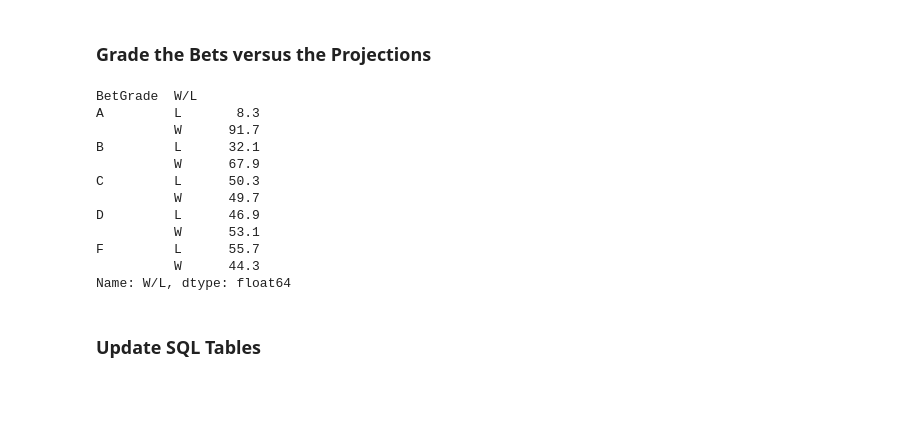
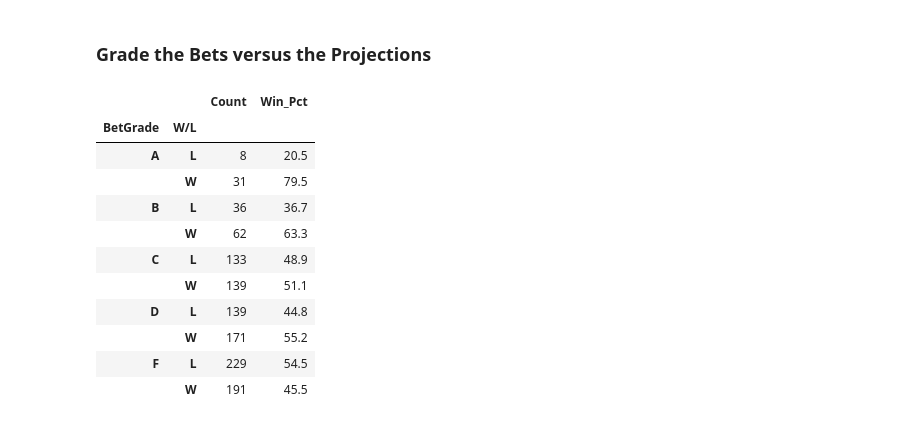
Before and after one commit to bcroarkin2726/SportsBetting, a Jupyter notebook: PlayerPropAnalysis/BetPropAnalysis_Updates.ipynb, the cells around one changed output. Drawn from its saved outputs; the diff is of its cells as text; code cells hidden in the pictures; blank space fills up the shorter version.

```diff
--- a/PlayerPropAnalysis/BetPropAnalysis_Updates.ipynb
+++ b/PlayerPropAnalysis/BetPropAnalysis_Updates.ipynb
@@ -807,4 +944,0 @@ bet_offers_df.tail()
-# %%
-# Isolate bet_offers_df to just rows that have a missing value in NBA_Stat
-bet_offers_df = bet_offers_df[bet_offers_df['NBA_Stat'] == 'NA']
-bet_offers_df.head()
@@ -923,22 +1065,17 @@ NA
 ### Grade the Bets versus the Projections
 # %%
 # Format columns
-bet_offers_dailydf['NBA_Stat'] = pd.to_numeric(bet_offers_dailydf.loc[:,'NBA_Stat'], errors='coerce')
-# Drop rows that we couldn't get an NBA_Stat for
-bet_offers_dailydf = bet_offers_dailydf.dropna(how='any', subset=['NBA_Stat'])
+bet_offers_df['NBA_Stat'] = pd.to_numeric(bet_offers_df.loc[:,'NBA_Stat'], errors='coerce')
 # Create a column for the bet suggestion based off the SportsLine_Projection and DK_Line
-bet_offers_dailydf.loc[bet_offers_dailydf['SportsLine_Projection'] >
-                       bet_offers_dailydf['DK_Line'], 'BetSuggestion'] = 'Over'
-bet_offers_dailydf.loc[bet_offers_dailydf['SportsLine_Projection'] ==
-                       bet_offers_dailydf['DK_Line'], 'BetSuggestion'] = 'Push'
-bet_offers_dailydf.loc[bet_offers_dailydf['SportsLine_Projection'] <
-                       bet_offers_dailydf['DK_Line'], 'BetSuggestion'] = 'Under'
+bet_offers_df.loc[bet_offers_df['SportsLine_Projection'] > bet_offers_df['DK_Line'], 'BetSuggestion'] = 'Over'
+bet_offers_df.loc[bet_offers_df['SportsLine_Projection'] == bet_offers_df['DK_Line'], 'BetSuggestion'] = 'Push'
+bet_offers_df.loc[bet_offers_df['SportsLine_Projection'] < bet_offers_df['DK_Line'], 'BetSuggestion'] = 'Under'
 # Create a column for the bet result based off the DK_Line and NBA_Stat
-bet_offers_dailydf.loc[bet_offers_dailydf['NBA_Stat'] > bet_offers_dailydf['DK_Line'], 'BetResult'] = 'Over'
-bet_offers_dailydf.loc[bet_offers_dailydf['NBA_Stat'] == bet_offers_dailydf['DK_Line'], 'BetResult'] = 'Push'
-bet_offers_dailydf.loc[bet_offers_dailydf['NBA_Stat'] < bet_offers_dailydf['DK_Line'], 'BetResult'] = 'Under'
+bet_offers_df.loc[bet_offers_df['NBA_Stat'] > bet_offers_df['DK_Line'], 'BetResult'] = 'Over'
+bet_offers_df.loc[bet_offers_df['NBA_Stat'] == bet_offers_df['DK_Line'], 'BetResult'] = 'Push'
+bet_offers_df.loc[bet_offers_df['NBA_Stat'] < bet_offers_df['DK_Line'], 'BetResult'] = 'Under'
 # Create a column for whether the bet was "won" or "lost"
-bet_offers_dailydf.loc[bet_offers_dailydf['BetSuggestion'] == bet_offers_dailydf['BetResult'], 'W/L'] = 'W'
-bet_offers_dailydf.loc[bet_offers_dailydf['BetSuggestion'] != bet_offers_dailydf['BetResult'], 'W/L'] = 'L'
+bet_offers_df.loc[bet_offers_df['BetSuggestion'] == bet_offers_df['BetResult'], 'W/L'] = 'W'
+bet_offers_df.loc[bet_offers_df['BetSuggestion'] != bet_offers_df['BetResult'], 'W/L'] = 'L'
 # Create a column with a "bet grade" for the bet based off the Line2ProjDiff
-bet_offers_dailydf['BetGrade'] = bet_offers_dailydf['Line2ProjDiff'].apply(betGrade)
+bet_offers_df['BetGrade'] = bet_offers_df['EstimatedEdge'].apply(betGrade)
@@ -945,20 +1097,26 @@ bet_offers_dailydf['BetGrade'] = bet_offers_dailydf['Line2ProjDiff'].apply(betGr
 # %%
+# Replace NaN values with NA
+bet_offers_df.NBA_Stat.fillna('NA', inplace=True)
+# Drop rows that we couldn't get an NBA_Stat for
+df = bet_offers_df.loc[BetOdds['NBA_Stat'] != 'NA']
 # Create a table to show the win results by bet grade
-df = bet_offers_df.groupby(['BetGrade', 'W/L'])['W/L'].size()
-df_pcts = df.groupby(level=0).apply(lambda x: round(100 * x / float(x.sum()),1))
-df_pcts
+df_counts = df.groupby(['BetGrade', 'W/L'])['W/L'].size()
+df_pcts = df_counts.groupby(level=0).apply(lambda x: round(100 * x / float(x.sum()),1))
+# Add the counts back to the table
+df = pd.concat([df_counts, df_pcts], axis = 1)
+# Format the columns
+df.columns = ['Count', 'Win_Pct']
+df
 # %% [output]
-BetGrade  W/L
-A         L       8.3
-          W      91.7
-B         L      32.1
-          W      67.9
-C         L      50.3
-          W      49.7
-D         L      46.9
-          W      53.1
-F         L      55.7
-          W      44.3
-Name: W/L, dtype: float64
+|  |  | Count | Win_Pct |
+| BetGrade | W/L |  |  |
+| A | L | 8 | 20.5 |
+|  | W | 31 | 79.5 |
+| B | L | 36 | 36.7 |
+|  | W | 62 | 63.3 |
+| C | L | 133 | 48.9 |
+|  | W | 139 | 51.1 |
+| D | L | 139 | 44.8 |
+|  | W | 171 | 55.2 |
+| F | L | 229 | 54.5 |
+|  | W | 191 | 45.5 |
-# %% [markdown]
-### Update SQL Tables
```
Also changed, not shown: parts of 25 cells of this notebook, 16 other files.
